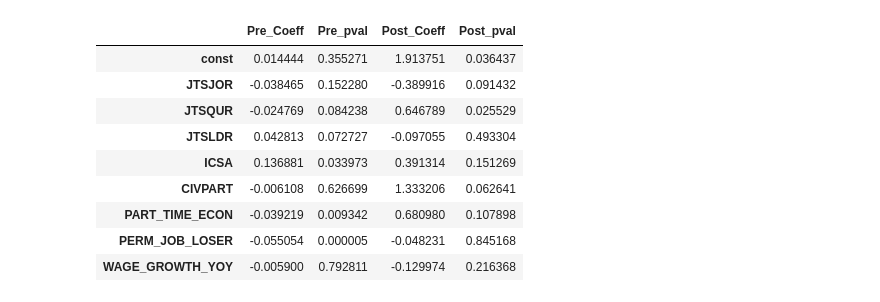
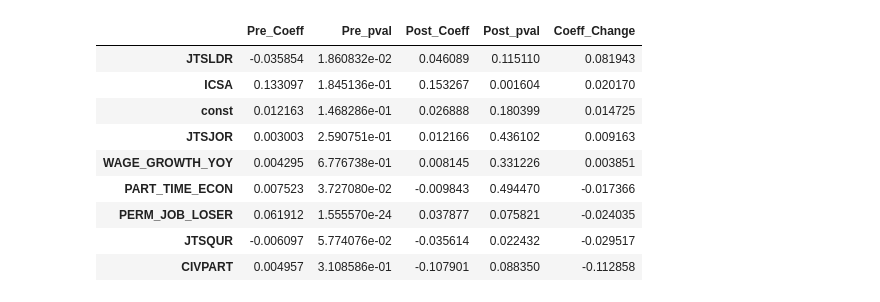
Before and after one commit to UncurledGuide/drivers_of_unemployment, a Jupyter notebook: data.ipynb, the cells around one changed output. Saved outputs shown, nothing was run; the diff lists cells and outputs as text; code cells hidden in the pictures.

```diff
--- a/data.ipynb
+++ b/data.ipynb
@@ -259,0 +257,27 @@ model_post = sm.OLS(y_post, X_post).fit(cov_type="HAC", cov_kwds={"maxlags": 3})
+# %%
+def zscore(df_in: pd.DataFrame) -> pd.DataFrame:
+    return (df_in - df_in.mean()) / df_in.std(ddof=0)
+
+
+def fit_ols_hac(df_in: pd.DataFrame, y_col: str, x_cols, maxlags: int = 3):
+    X = sm.add_constant(df_in[x_cols])
+    y = df_in[y_col]
+    model = sm.OLS(y, X).fit(cov_type='HAC', cov_kwds={'maxlags': maxlags})
+    return model
+
+
+SPLIT_DATE = '2020-01-01'
+
+# Optional: standardize features for comparability of coefficients.
+# Comment out the next line if you want raw % changes.
+df_std = df.copy()
+df_std[PREDICTORS] = zscore(df_std[PREDICTORS])
+
+pre = df_std.loc[df_std.index < SPLIT_DATE].copy()
+post = df_std.loc[df_std.index >= SPLIT_DATE].copy()
+
+model_pre = fit_ols_hac(pre, 'Y', PREDICTORS, maxlags=3)
+model_post = fit_ols_hac(post, 'Y', PREDICTORS, maxlags=3)
+
+print('Pre‑2020 (HAC)')
+print(model_pre.summary())
@@ -260,20 +381,20 @@ model_post = sm.OLS(y_post, X_post).fit(cov_type="HAC", cov_kwds={"maxlags": 3})
 # %%
 comparison = pd.DataFrame({
-    "Pre_Coeff": model_pre.params,
-    "Pre_pval": model_pre.pvalues,
-    "Post_Coeff": model_post.params,
-    "Post_pval": model_post.pvalues
+    'Pre_Coeff': model_pre.params,
+    'Pre_pval': model_pre.pvalues,
+    'Post_Coeff': model_post.params,
+    'Post_pval': model_post.pvalues,
 })
-
-comparison
+comparison['Coeff_Change'] = comparison['Post_Coeff'] - comparison['Pre_Coeff']
+comparison.sort_values('Coeff_Change', ascending=False)
 # %% [output]
-|  | Pre_Coeff | Pre_pval | Post_Coeff | Post_pval |
-| const | 0.014444 | 0.355271 | 1.913751 | 0.036437 |
-| JTSJOR | -0.038465 | 0.152280 | -0.389916 | 0.091432 |
-| JTSQUR | -0.024769 | 0.084238 | 0.646789 | 0.025529 |
-| JTSLDR | 0.042813 | 0.072727 | -0.097055 | 0.493304 |
-| ICSA | 0.136881 | 0.033973 | 0.391314 | 0.151269 |
-| CIVPART | -0.006108 | 0.626699 | 1.333206 | 0.062641 |
-| PART_TIME_ECON | -0.039219 | 0.009342 | 0.680980 | 0.107898 |
-| PERM_JOB_LOSER | -0.055054 | 0.000005 | -0.048231 | 0.845168 |
-| WAGE_GROWTH_YOY | -0.005900 | 0.792811 | -0.129974 | 0.216368 |
+|  | Pre_Coeff | Pre_pval | Post_Coeff | Post_pval | Coeff_Change |
+| JTSLDR | -0.035854 | 1.860832e-02 | 0.046089 | 0.115110 | 0.081943 |
+| ICSA | 0.133097 | 1.845136e-01 | 0.153267 | 0.001604 | 0.020170 |
+| const | 0.012163 | 1.468286e-01 | 0.026888 | 0.180399 | 0.014725 |
+| JTSJOR | 0.003003 | 2.590751e-01 | 0.012166 | 0.436102 | 0.009163 |
+| WAGE_GROWTH_YOY | 0.004295 | 6.776738e-01 | 0.008145 | 0.331226 | 0.003851 |
+| PART_TIME_ECON | 0.007523 | 3.727080e-02 | -0.009843 | 0.494470 | -0.017366 |
+| PERM_JOB_LOSER | 0.061912 | 1.555570e-24 | 0.037877 | 0.075821 | -0.024035 |
+| JTSQUR | -0.006097 | 5.774076e-02 | -0.035614 | 0.022432 | -0.029517 |
+| CIVPART | 0.004957 | 3.108586e-01 | -0.107901 | 0.088350 | -0.112858 |
```
Also changed, not shown: parts of 28 cells of this notebook, 4 other files.
